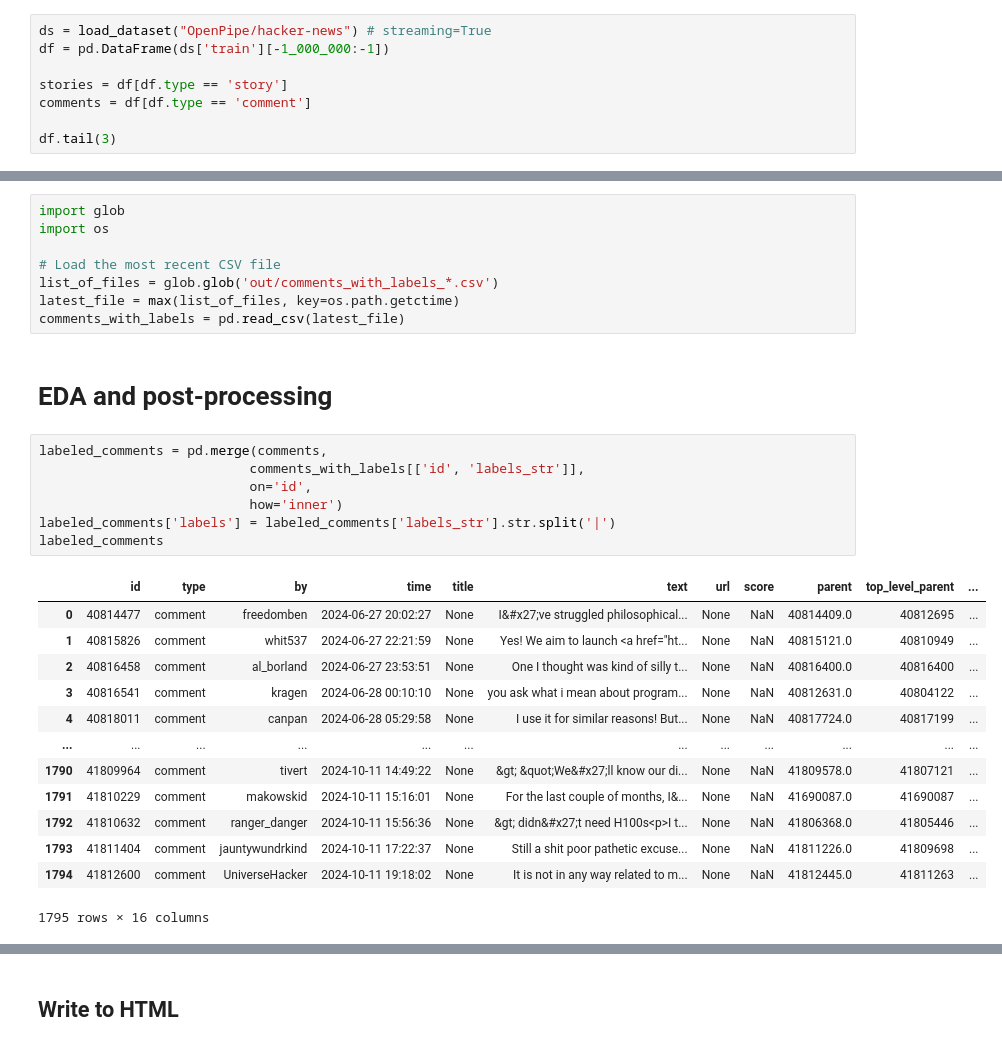
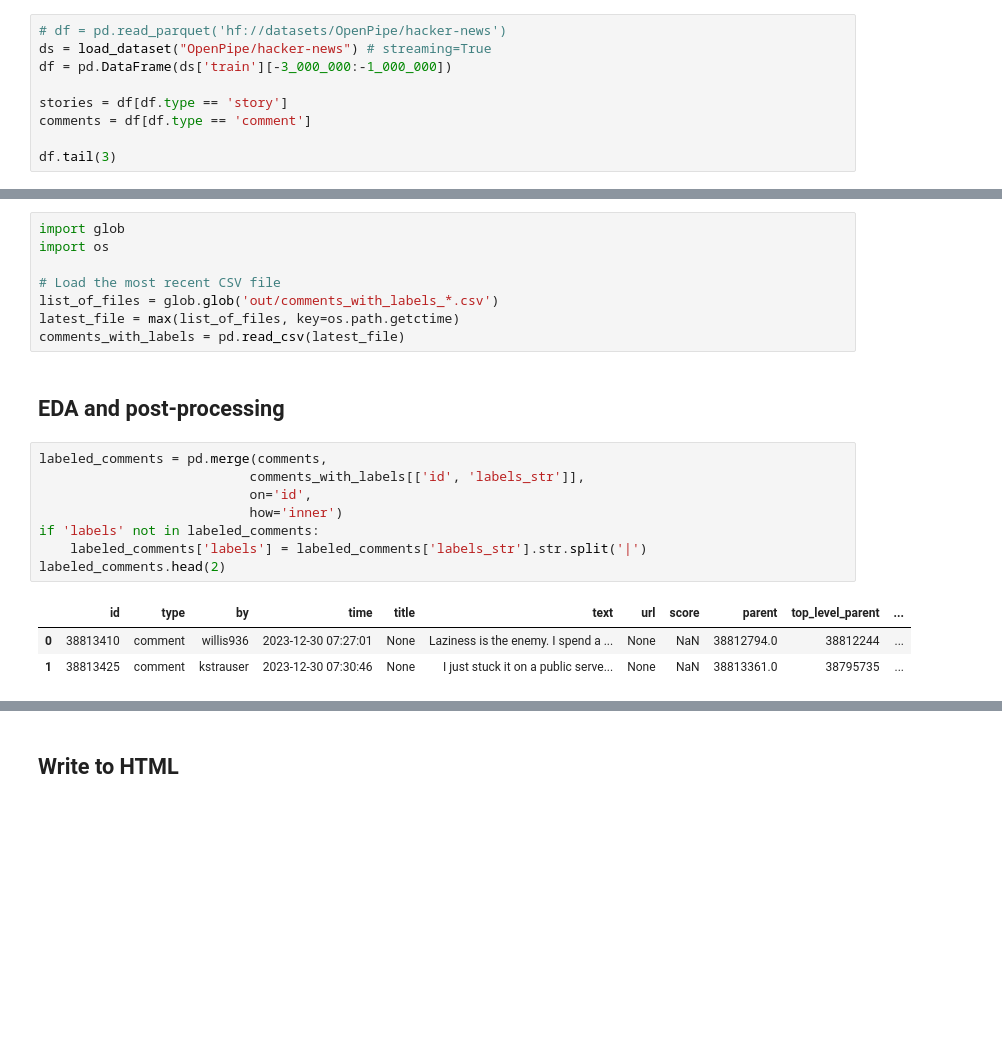
Before and after one commit to davidhaas6/hn-market-research, a Jupyter notebook: keyword-search.ipynb, the cells around one changed output, grey strips where cells are left out. Drawn from its saved outputs; the diff is of its cells as text; blank space fills up the shorter version.

```diff
--- a/keyword-search.ipynb
+++ b/keyword-search.ipynb
@@ -41,8 +43,9 @@ except LookupError:
     nltk.download('stopwords')
     nltk.download('wordnet')
 # %%
+# df = pd.read_parquet('hf://datasets/OpenPipe/hacker-news')
 ds = load_dataset("OpenPipe/hacker-news") # streaming=True
-df = pd.DataFrame(ds['train'][-1_000_000:-1])
+df = pd.DataFrame(ds['train'][-3_000_000:-1_000_000])
 
 stories = df[df.type == 'story']
 comments = df[df.type == 'comment']
@@ -172,28 +175,19 @@ list_of_files = glob.glob('out/comments_with_labels_*.csv')
 latest_file = max(list_of_files, key=os.path.getctime)
 comments_with_labels = pd.read_csv(latest_file)
 # %% [markdown]
-# EDA and post-processing
+## EDA and post-processing
 # %%
 labeled_comments = pd.merge(comments,
                            comments_with_labels[['id', 'labels_str']],
                            on='id',
                            how='inner')
-labeled_comments['labels'] = labeled_comments['labels_str'].str.split('|')
-labeled_comments
+if 'labels' not in labeled_comments:
+    labeled_comments['labels'] = labeled_comments['labels_str'].str.split('|')
+labeled_comments.head(2)
 # %% [output]
 |  | id | type | by | time | title | text | url | score | parent | top_level_parent | ... |
-| 0 | 40814477 | comment | freedomben | 2024-06-27 20:02:27 | None | I&#x27;ve struggled philosophical... | None | NaN | 40814409.0 | 40812695 | ... |
-| 1 | 40815826 | comment | whit537 | 2024-06-27 22:21:59 | None | Yes! We aim to launch <a href="ht... | None | NaN | 40815121.0 | 40810949 | ... |
-| 2 | 40816458 | comment | al_borland | 2024-06-27 23:53:51 | None | One I thought was kind of silly t... | None | NaN | 40816400.0 | 40816400 | ... |
-| 3 | 40816541 | comment | kragen | 2024-06-28 00:10:10 | None | you ask what i mean about program... | None | NaN | 40812631.0 | 40804122 | ... |
-| 4 | 40818011 | comment | canpan | 2024-06-28 05:29:58 | None | I use it for similar reasons! But... | None | NaN | 40817724.0 | 40817199 | ... |
-| ... | ... | ... | ... | ... | ... | ... | ... | ... | ... | ... | ... |
-| 1790 | 41809964 | comment | tivert | 2024-10-11 14:49:22 | None | &gt; &quot;We&#x27;ll know our di... | None | NaN | 41809578.0 | 41807121 | ... |
-| 1791 | 41810229 | comment | makowskid | 2024-10-11 15:16:01 | None | For the last couple of months, I&... | None | NaN | 41690087.0 | 41690087 | ... |
-| 1792 | 41810632 | comment | ranger_danger | 2024-10-11 15:56:36 | None | &gt; didn&#x27;t need H100s<p>I t... | None | NaN | 41806368.0 | 41805446 | ... |
-| 1793 | 41811404 | comment | jauntywundrkind | 2024-10-11 17:22:37 | None | Still a shit poor pathetic excuse... | None | NaN | 41811226.0 | 41809698 | ... |
-| 1794 | 41812600 | comment | UniverseHacker | 2024-10-11 19:18:02 | None | It is not in any way related to m... | None | NaN | 41812445.0 | 41811263 | ... |
+| 0 | 38813410 | comment | willis936 | 2023-12-30 07:27:01 | None | Laziness is the enemy. I spend a ... | None | NaN | 38812794.0 | 38812244 | ... |
+| 1 | 38813425 | comment | kstrauser | 2023-12-30 07:30:46 | None | I just stuck it on a public serve... | None | NaN | 38813361.0 | 38795735 | ... |
-1795 rows × 16 columns
 # %%
 # 1) Collect all unique labels
 all_labels = sorted({lbl for row in labeled_comments['labels'] for lbl in row})
```
Also changed, not shown: parts of 10 cells of this notebook, 3 other files.
